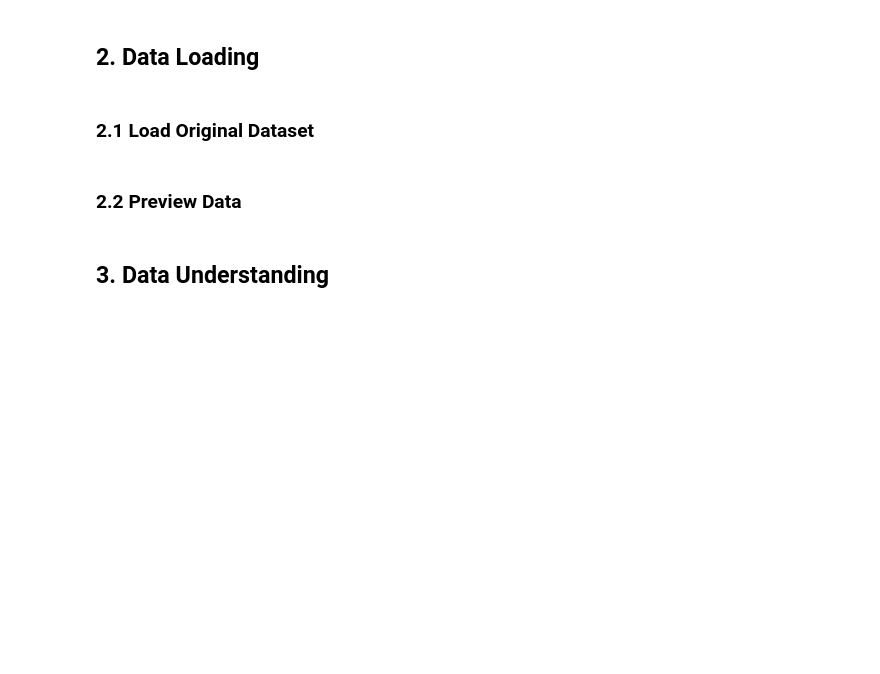
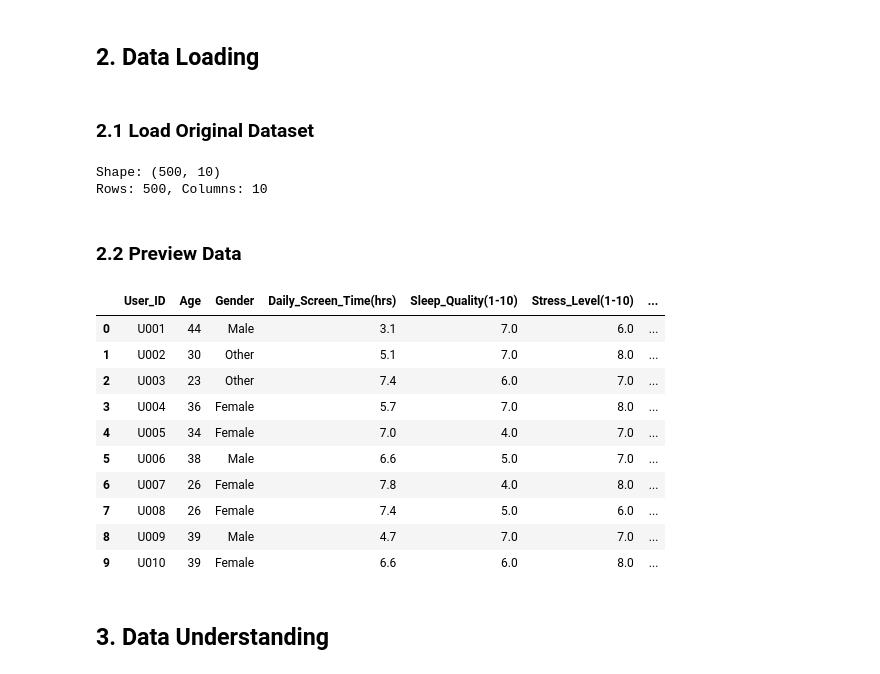
Before and after one commit to miteshbkumar-ship-it/social_mental_health_project, a Jupyter notebook: notebook/social_media_wellbeing_analysis (2).ipynb, the cells around one changed output. Cells and saved outputs as stored; diff of their text form; code cells hidden in the pictures; blank space fills up the shorter version.

```diff
--- a/notebook/social_media_wellbeing_analysis (2).ipynb
+++ b/notebook/social_media_wellbeing_analysis (2).ipynb
@@ -60,10 +62,13 @@ print('✓ All libraries imported successfully')
 ### 2.1 Load Original Dataset
 # %%
 # Load the original dataset
-df = pd.read_csv('../data/socialmedia_dataset_original.csv')
+df = pd.read_csv('../data/social_media_original.csv')
 
-print(f'✓ Dataset loaded')
-print(f'  Shape: {df.shape}')
-print(f'  Rows: {len(df)}, Columns: {len(df.columns)}')
+
+print(f'Shape: {df.shape}')
+print(f'Rows: {len(df)}, Columns: {len(df.columns)}')
+# %% [output]
+Shape: (500, 10)
+Rows: 500, Columns: 10
 # %% [markdown]
 ### 2.2 Preview Data
@@ -72,3 +75,18 @@ df.head()
+# %%
+# checking to see the first 10 rowas of the dataset
+df.head(10)
+# %% [output]
+|  | User_ID | Age | Gender | Daily_Screen_Time(hrs) | Sleep_Quality(1-10) | Stress_Level(1-10) | ... |
+| 0 | U001 | 44 | Male | 3.1 | 7.0 | 6.0 | ... |
+| 1 | U002 | 30 | Other | 5.1 | 7.0 | 8.0 | ... |
+| 2 | U003 | 23 | Other | 7.4 | 6.0 | 7.0 | ... |
+| 3 | U004 | 36 | Female | 5.7 | 7.0 | 8.0 | ... |
+| 4 | U005 | 34 | Female | 7.0 | 4.0 | 7.0 | ... |
+| 5 | U006 | 38 | Male | 6.6 | 5.0 | 7.0 | ... |
+| 6 | U007 | 26 | Female | 7.8 | 4.0 | 8.0 | ... |
+| 7 | U008 | 26 | Female | 7.4 | 5.0 | 6.0 | ... |
+| 8 | U009 | 39 | Male | 4.7 | 7.0 | 7.0 | ... |
+| 9 | U010 | 39 | Female | 6.6 | 6.0 | 8.0 | ... |
 # %% [markdown]
 ## 3. Data Understanding
 # %% [markdown]
```
Also changed, not shown: parts of 13 cells of this notebook.
